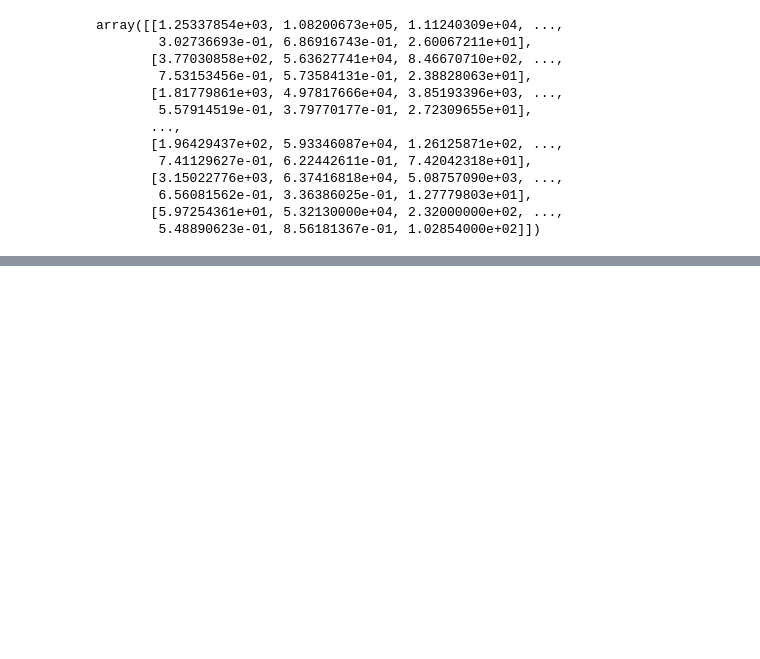
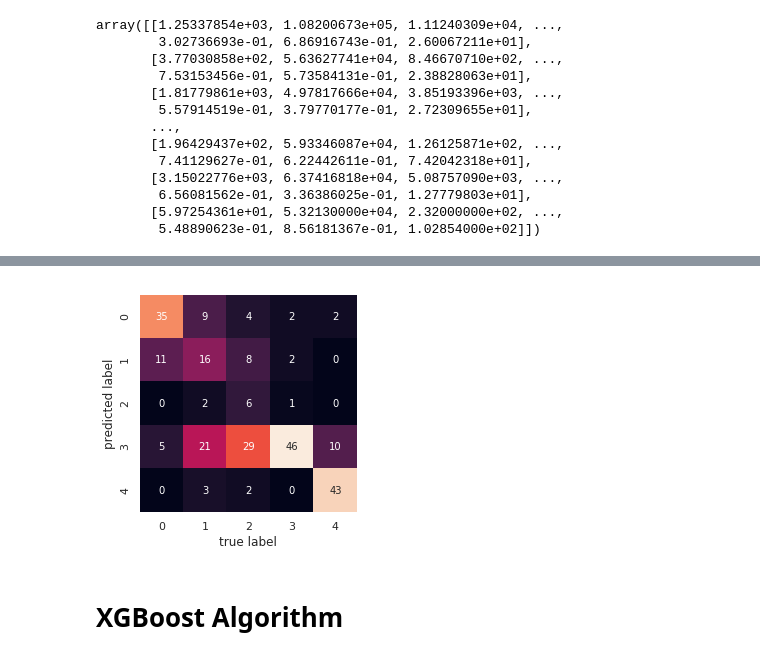
Before and after one commit to snme/DS4A, a Jupyter notebook: Clustering, Naive Bayes, ANN, CNN.ipynb, the cells around one changed output, grey strips where cells are left out. Cells and saved outputs as stored; diff of their text form; code cells hidden in the pictures; blank space fills up the shorter version.

Commit message:
add random forest and xgboost algorithms

```diff
--- a/Clustering, Naive Bayes, ANN, CNN.ipynb
+++ b/Clustering, Naive Bayes, ANN, CNN.ipynb
@@ -312,0 +319,12 @@ array([[1.25337854e+03, 1.08200673e+05, 1.11240309e+04, ...,
+# %%
+X, y = make_classification(n_samples=1000, n_features=4,
+                           n_informative=2, n_redundant=0,
+                            random_state=0, shuffle=False)
+
+clf = RandomForestClassifier(max_depth=2, random_state=0)
+clf.fit(x_train, y_train)
+y_pred = clf.predict(x_test)
+mat = confusion_matrix(y_test, y_pred)
+print(classification_report(y_test, y_pred))
+score = accuracy_score(y_test, y_pred)
+print("Accuracy score is", score)
@@ -312,0 +345,9 @@ array([[1.25337854e+03, 1.08200673e+05, 1.11240309e+04, ...,
+# %%
+sns.heatmap(mat.T, square=True, annot=True, fmt='d', cbar=False,
+            xticklabels=list(range(5)), yticklabels=list(range(5)))
+plt.xlabel('true label')
+plt.ylabel('predicted label');
+# %% [output]
+[figure, added]
+# %% [markdown]
+# XGBoost Algorithm
```
Also changed, not shown: parts of 16 cells of this notebook.
